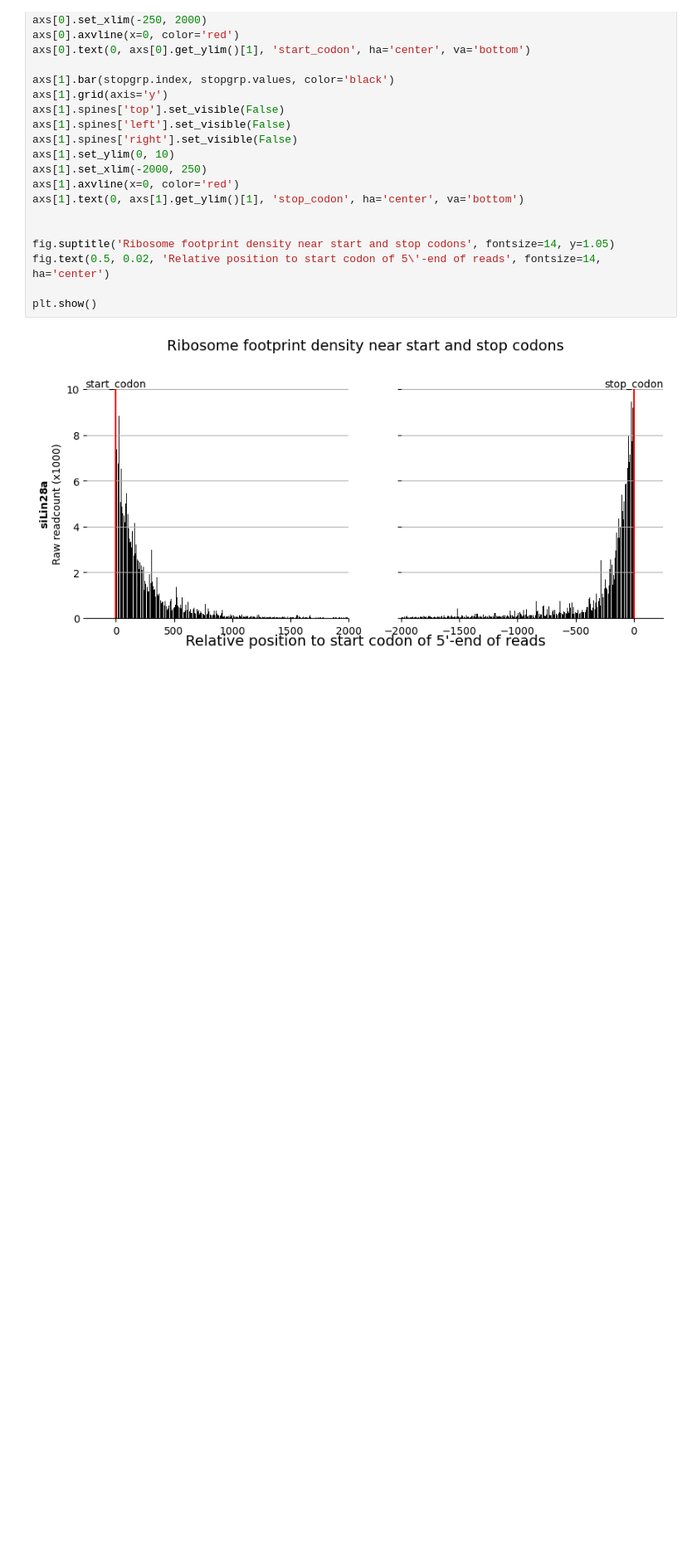
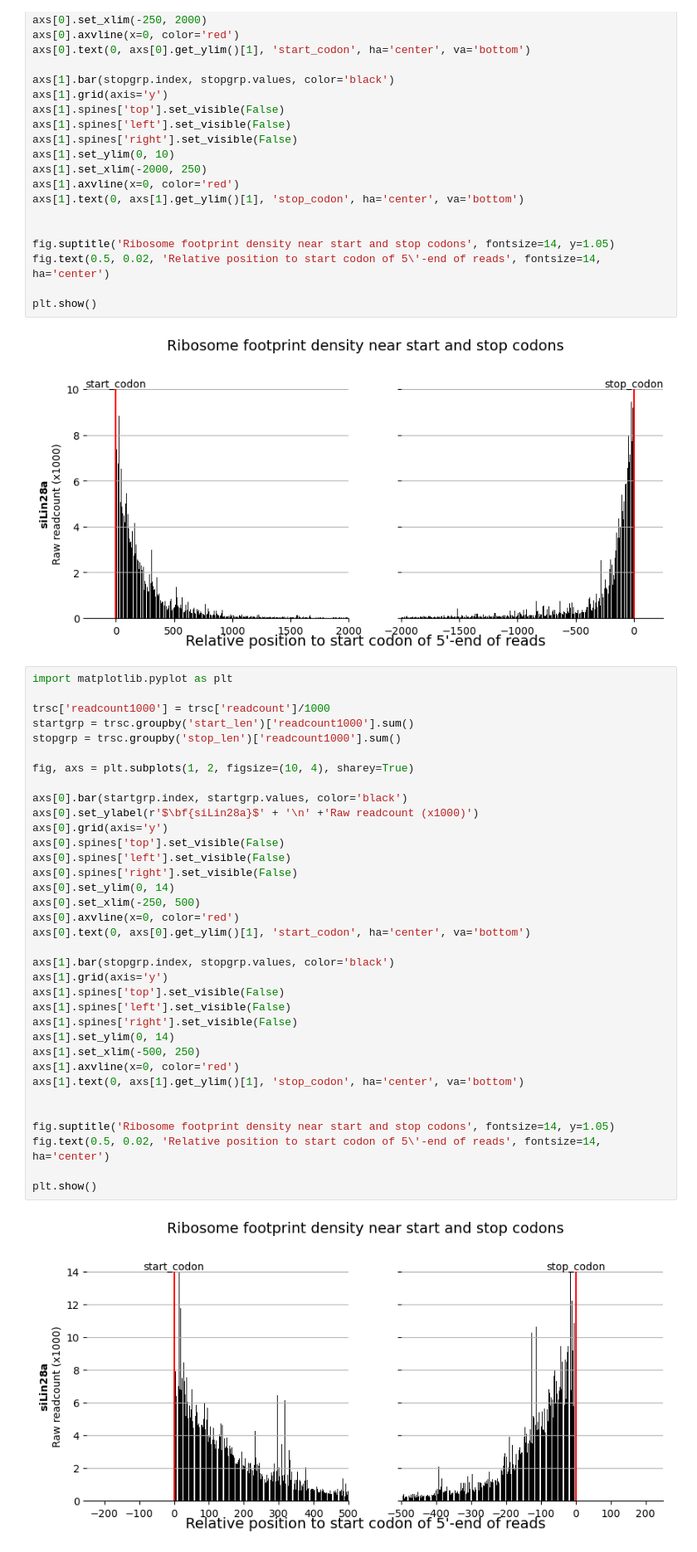
Before and after one commit to WoobeenJeong/miRNA_motif_finding, a Jupyter notebook: CoLab_TermProj_2023_2.ipynb, the cells around one changed output. Shown at 83% size. Saved outputs shown, nothing was run; the diff lists cells and outputs as text; blank space fills up the shorter version.

```diff
--- a/CoLab_TermProj_2023_2.ipynb
+++ b/CoLab_TermProj_2023_2.ipynb
@@ -504,3 +504,40 @@ fig.text(0.5, 0.02, 'Relative position to start codon of 5\'-end of reads', font
 plt.show()
 # %% [output]
 [figure]
+# %%
+import matplotlib.pyplot as plt
+
+trsc['readcount1000'] = trsc['readcount']/1000
+startgrp = trsc.groupby('start_len')['readcount1000'].sum()
+stopgrp = trsc.groupby('stop_len')['readcount1000'].sum()
+
+fig, axs = plt.subplots(1, 2, figsize=(10, 4), sharey=True)
+
+axs[0].bar(startgrp.index, startgrp.values, color='black')
+axs[0].set_ylabel(r'$\bf{siLin28a}$' + '\n' +'Raw readcount (x1000)')
+axs[0].grid(axis='y')
+axs[0].spines['top'].set_visible(False)
+axs[0].spines['left'].set_visible(False)
+axs[0].spines['right'].set_visible(False)
+axs[0].set_ylim(0, 14)
+axs[0].set_xlim(-250, 500)
+axs[0].axvline(x=0, color='red')
+axs[0].text(0, axs[0].get_ylim()[1], 'start_codon', ha='center', va='bottom')
+
+axs[1].bar(stopgrp.index, stopgrp.values, color='black')
+axs[1].grid(axis='y')
+axs[1].spines['top'].set_visible(False)
+axs[1].spines['left'].set_visible(False)
+axs[1].spines['right'].set_visible(False)
+axs[1].set_ylim(0, 14)
+axs[1].set_xlim(-500, 250)
+axs[1].axvline(x=0, color='red')
+axs[1].text(0, axs[1].get_ylim()[1], 'stop_codon', ha='center', va='bottom')
+
+
+fig.suptitle('Ribosome footprint density near start and stop codons', fontsize=14, y=1.05)
+fig.text(0.5, 0.02, 'Relative position to start codon of 5\'-end of reads', fontsize=14, ha='center')
+
+plt.show()
+# %% [output]
+[figure, added]
```
